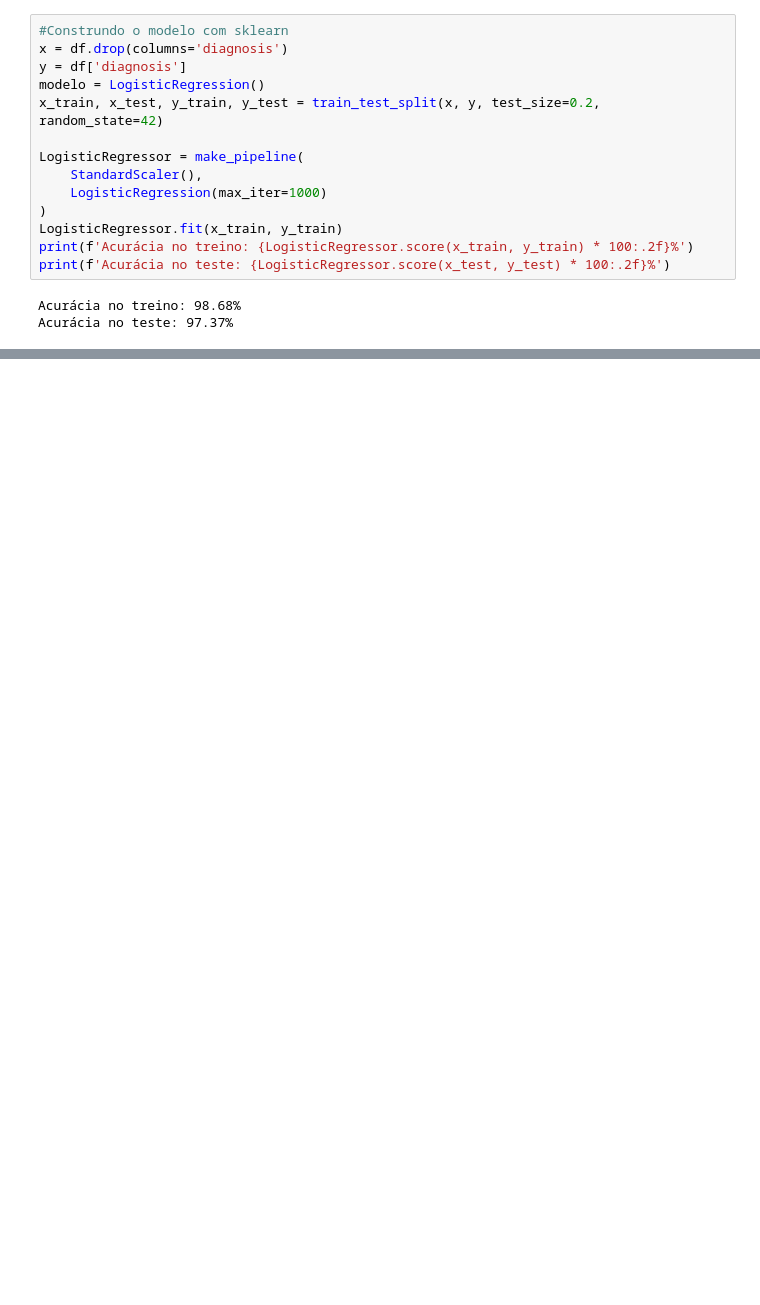
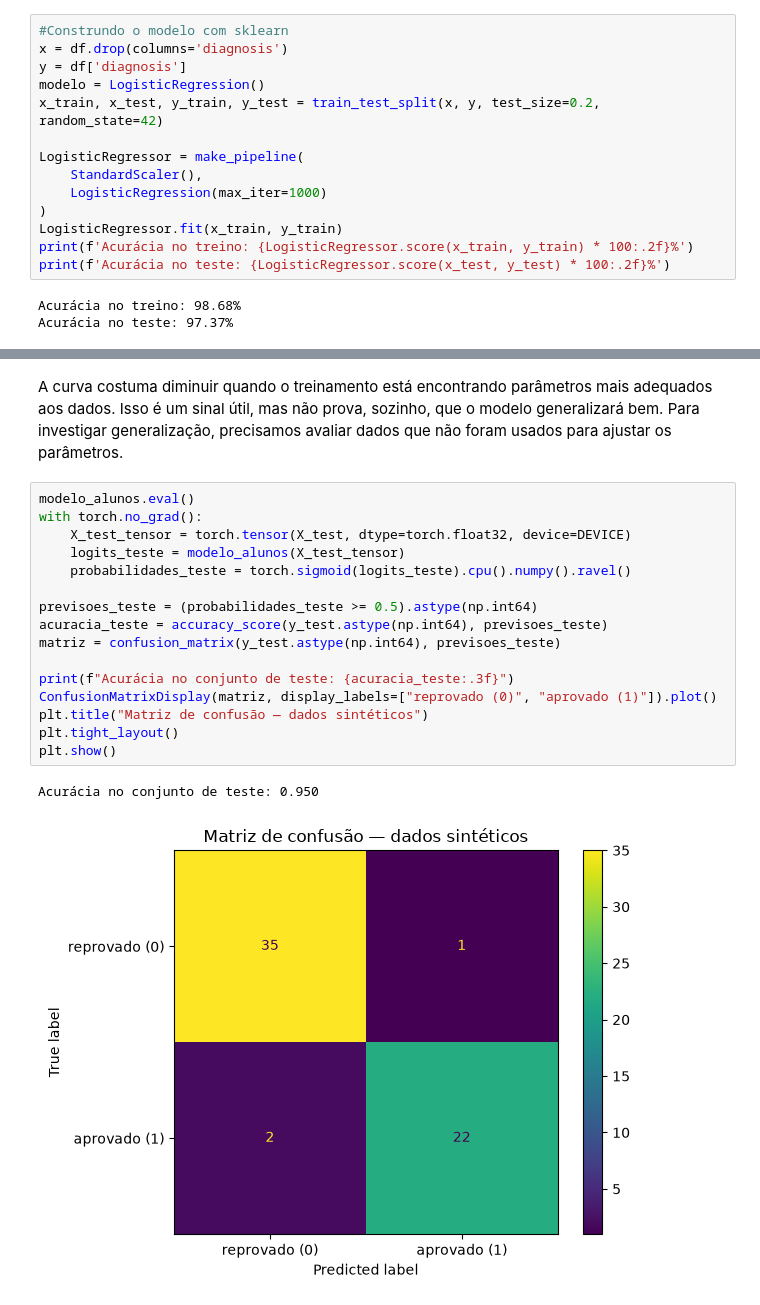
Before and after one commit to GuilhermeHigino05/DataScience-INFOESTE2026, a Jupyter notebook: aulas/aula02_final.ipynb, the cells around one changed output, grey strips where cells are left out. Saved outputs shown, nothing was run; the diff lists cells and outputs as text; blank space fills up the shorter version.

```diff
--- a/aulas/aula02_final.ipynb
+++ b/aulas/aula02_final.ipynb
@@ -577,0 +1002,21 @@ plt.show()
+# %% [markdown]
+A curva costuma diminuir quando o treinamento está encontrando parâmetros mais adequados aos dados. Isso é um sinal útil, mas não prova, sozinho, que o modelo generalizará bem. Para investigar generalização, precisamos avaliar dados que não foram usados para ajustar os parâmetros.
+# %%
+modelo_alunos.eval()
+with torch.no_grad():
+    X_test_tensor = torch.tensor(X_test, dtype=torch.float32, device=DEVICE)
+    logits_teste = modelo_alunos(X_test_tensor)
+    probabilidades_teste = torch.sigmoid(logits_teste).cpu().numpy().ravel()
+
+previsoes_teste = (probabilidades_teste >= 0.5).astype(np.int64)
+acuracia_teste = accuracy_score(y_test.astype(np.int64), previsoes_teste)
+matriz = confusion_matrix(y_test.astype(np.int64), previsoes_teste)
+
+print(f"Acurácia no conjunto de teste: {acuracia_teste:.3f}")
+ConfusionMatrixDisplay(matriz, display_labels=["reprovado (0)", "aprovado (1)"]).plot()
+plt.title("Matriz de confusão — dados sintéticos")
+plt.tight_layout()
+plt.show()
+# %% [output]
+Acurácia no conjunto de teste: 0.950
+[figure, added]
```
Also changed, not shown: parts of 59 cells of this notebook, 6 other files.
